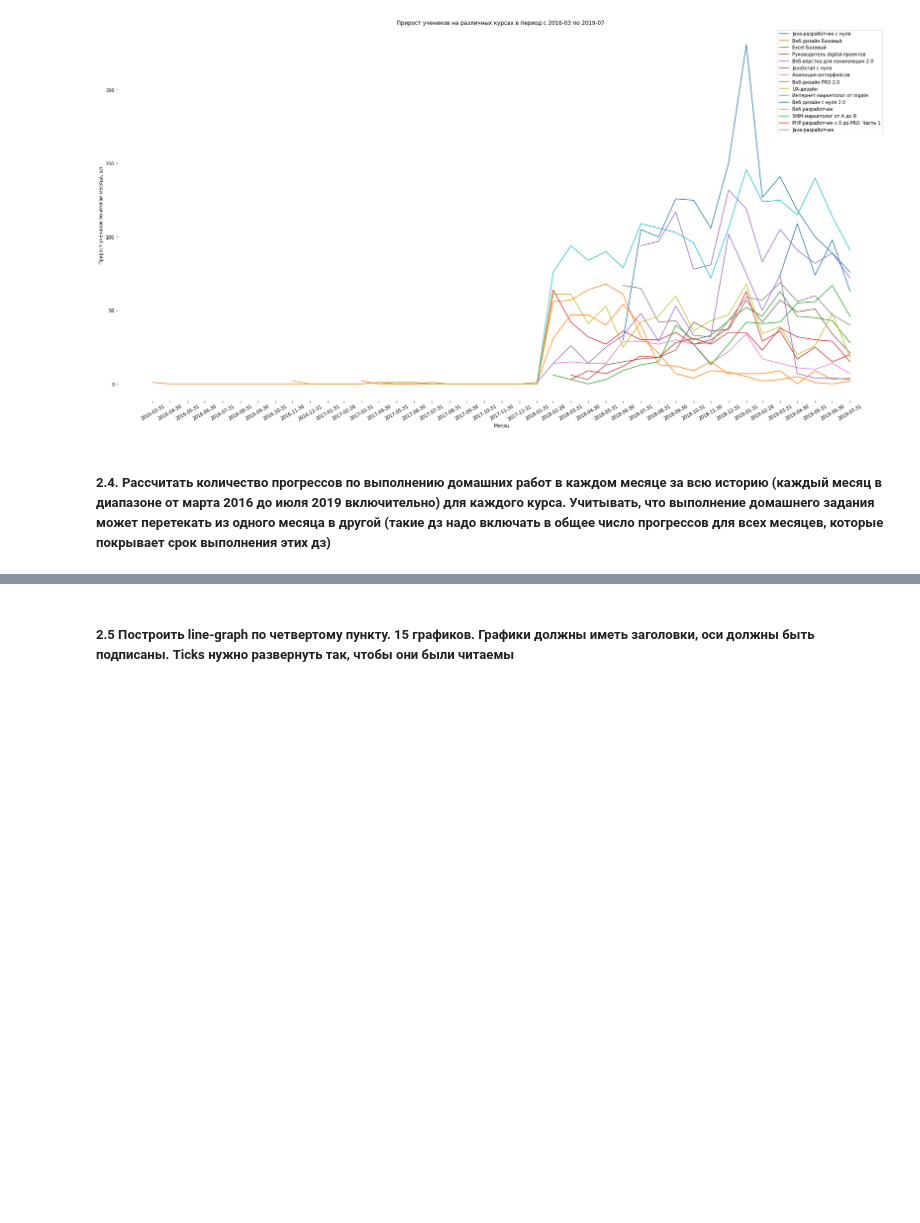
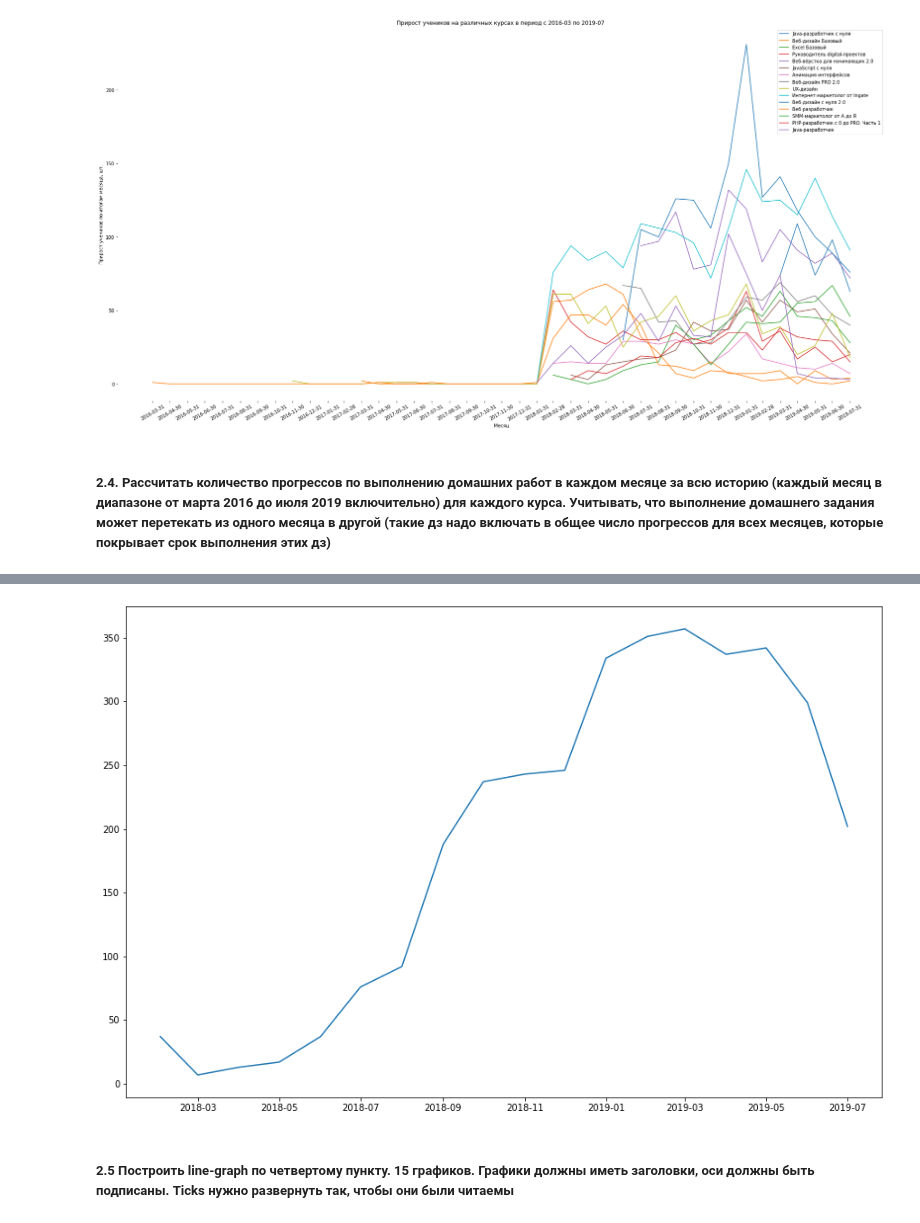
Before and after one commit to Macsmoreno/coursework_analytics_p1, a Jupyter notebook: Coursework_analytics_1.ipynb, the cells around one changed output, grey strips where cells are left out. Saved outputs shown, nothing was run; the diff lists cells and outputs as text; code cells hidden in the pictures; blank space fills up the shorter version.

```diff
--- a/Coursework_analytics_1.ipynb
+++ b/Coursework_analytics_1.ipynb
@@ -621,0 +642,3 @@ def progress_count(course):
+# %%
+b = progress_count('Excel Базовый')
+b
@@ -644,3 +667,11 @@ periods
+# %%
+fig, ax = plt.subplots(figsize = (15, 10))
+
+ax.plot(b['year_and_month'].dt.to_timestamp(), b['workload'])
+
+plt.show()
+# %% [output]
+[figure, added]
 # %% [markdown]
 ##### 2.5 Построить line-graph по четвертому пункту. 15 графиков. Графики должны иметь заголовки, оси должны быть подписаны. Ticks нужно развернуть так, чтобы они были читаемы
 # %%
```
Also changed, not shown: parts of 24 cells of this notebook, 1 other file.
